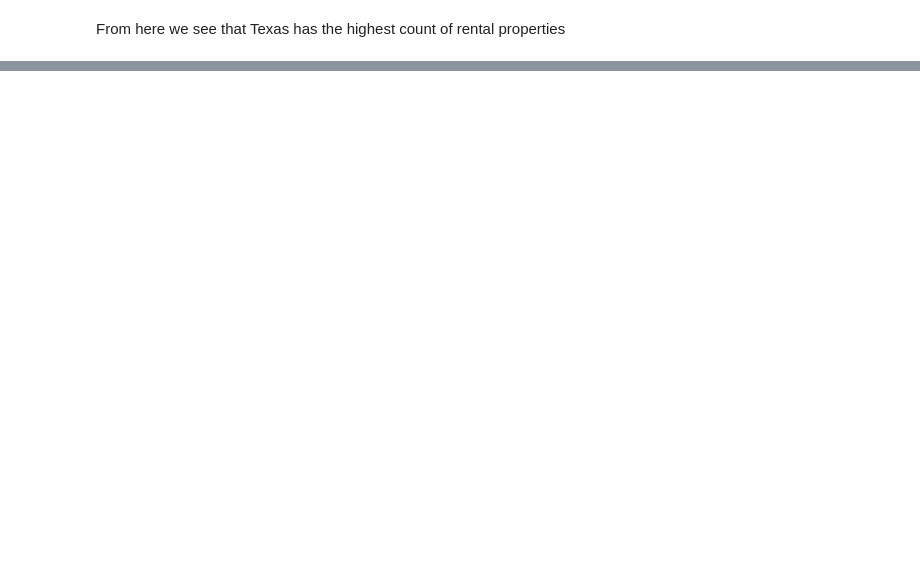
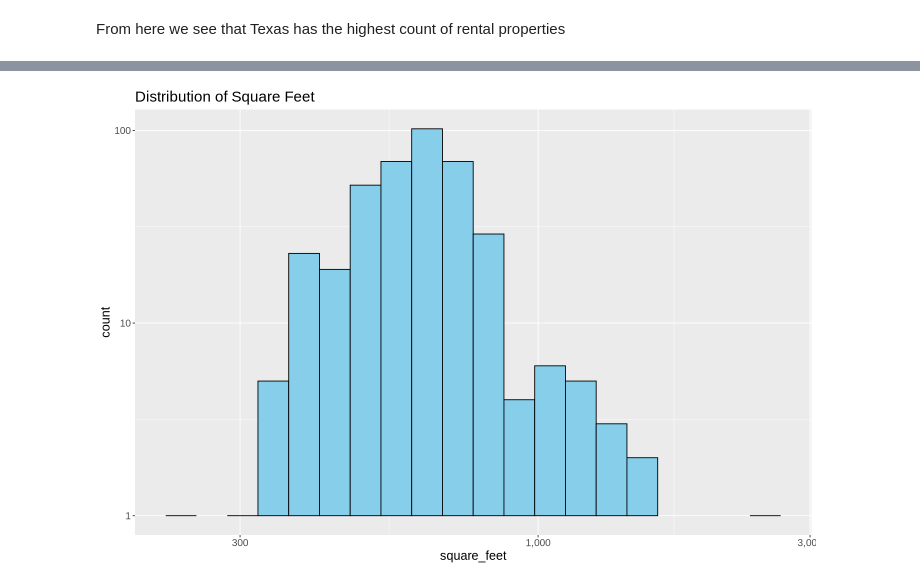
Before and after one commit to LightAwesome/apartment_rent_analysis, a Jupyter notebook: apartment.ipynb, the cells around one changed output, grey strips where cells are left out. Drawn from its saved outputs; the diff is of its cells as text; code cells hidden in the pictures; blank space fills up the shorter version.

```diff
--- a/apartment.ipynb
+++ b/apartment.ipynb
@@ -79,0 +133,11 @@ From here we see that Texas has the highest count of rental properties
+# %%
+square_footage_dist <- ggplot(data = apt_train) +
+  geom_histogram(mapping = aes(x = square_feet), bins = 20, fill = "skyblue", color = "black") +
+  labs(title = "Distribution of Square Feet")+
+     scale_x_log10(labels = label_comma()) +
+                scale_y_log10(labels = label_comma())+
+                theme(text = element_text(size = 15))
+
+
+square_footage_dist
+# %% [output]
@@ -79,0 +148 @@ From here we see that Texas has the highest count of rental properties
+[figure, added]
```
Also changed, not shown: parts of 4 cells of this notebook.
